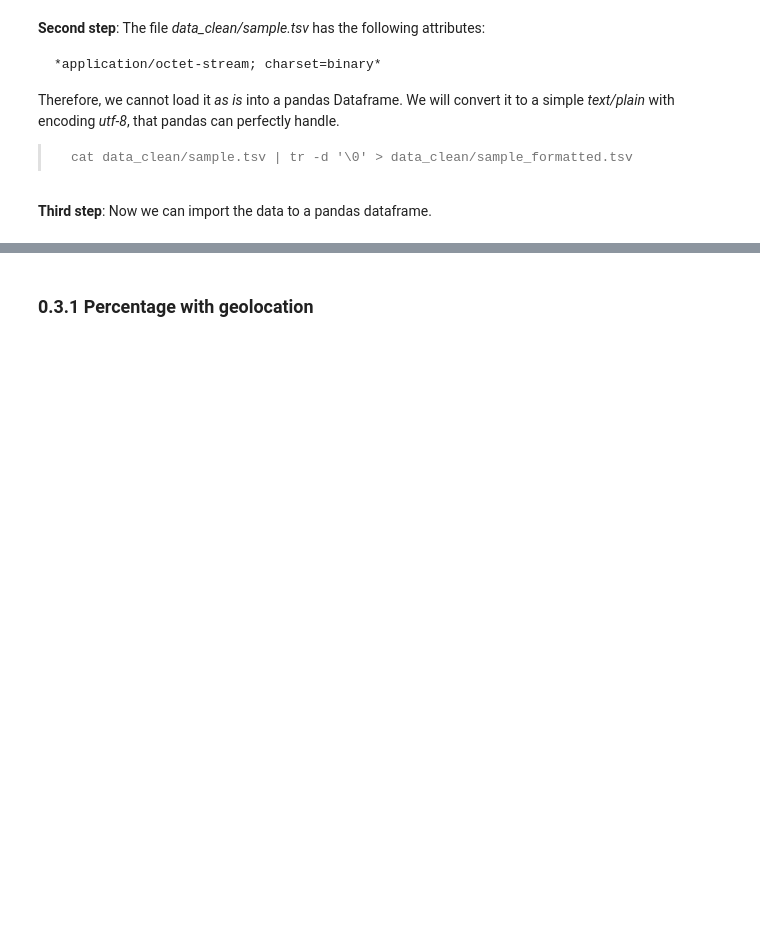
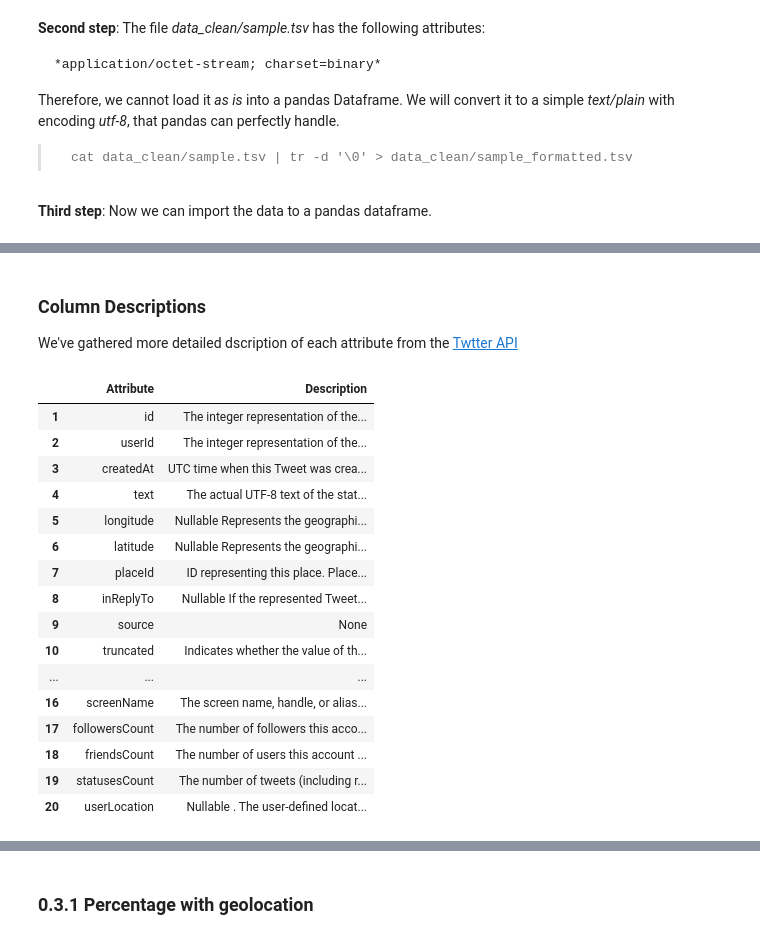
Before and after one commit to ChongHan/EPFL_ADA_Project, a Jupyter notebook: Sample Data processing.ipynb, the cells around one changed output, grey strips where cells are left out. Cells and saved outputs as stored; diff of their text form; code cells hidden in the pictures; blank space fills up the shorter version.

```diff
--- a/Sample Data processing.ipynb
+++ b/Sample Data processing.ipynb
@@ -80,0 +131,24 @@ len(sample_data)
+# %% [markdown]
+### Column Descriptions
+We've gathered more detailed dscription of each attribute from the [Twtter API](https://dev.twitter.com/overview/api/users)
+# %%
+data_description = pd.read_csv("twitter-swisscom/schema_description.txt", header=None, names=['Attribute', 'Description'], sep='\s\s+', engine='python', index_col=0)
+data_description
+# %% [output]
+|  | Attribute | Description |
+| 1 | id | The integer representation of the... |
+| 2 | userId | The integer representation of the... |
+| 3 | createdAt | UTC time when this Tweet was crea... |
+| 4 | text | The actual UTF-8 text of the stat... |
+| 5 | longitude | Nullable Represents the geographi... |
+| 6 | latitude | Nullable Represents the geographi... |
+| 7 | placeId | ID representing this place. Place... |
+| 8 | inReplyTo | Nullable If the represented Tweet... |
+| 9 | source | None |
+| 10 | truncated | Indicates whether the value of th... |
+| ... | ... | ... |
+| 16 | screenName | The screen name, handle, or alias... |
+| 17 | followersCount | The number of followers this acco... |
+| 18 | friendsCount | The number of users this account ... |
+| 19 | statusesCount | The number of tweets (including r... |
+| 20 | userLocation | Nullable . The user-defined locat... |
```
Also changed, not shown: parts of 39 cells of this notebook, 1 other file.
